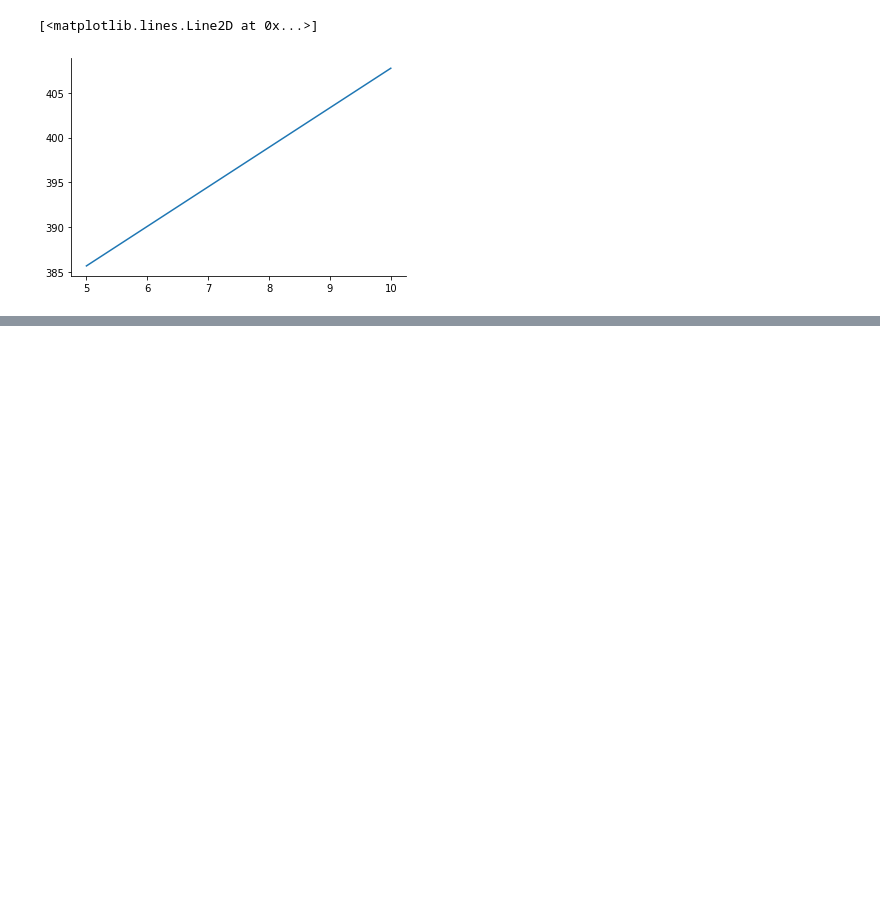
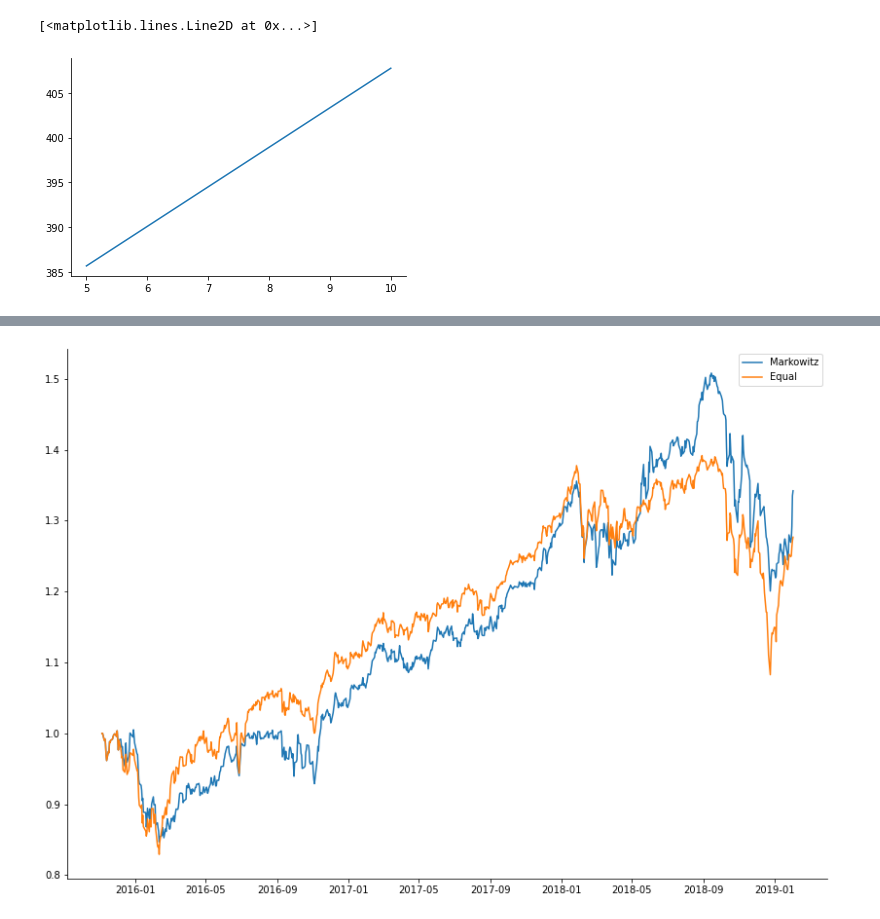
Before and after one commit to joonaskaraila/Portfolio_optimization, a Jupyter notebook: Portfolio_optimization.ipynb, the cells around one changed output, grey strips where cells are left out. Cells and saved outputs as stored; diff of their text form; code cells hidden in the pictures; blank space fills up the shorter version.

Commit message:
Implemented rolling window backtesting

```diff
--- a/Portfolio_optimization.ipynb
+++ b/Portfolio_optimization.ipynb
@@ -154,7 +154,7 @@ def solve_weights(Sigma, mu, leverage=1, shorting=False, rw=0.5):
     weights = np.array(weights)
     return weights.flatten()
 
-def get_highest_sharpe_weights(Sigma, mu, n_lambdas=20,leverage=1, use_H = False, H = 0):
+def get_highest_sharpe_weights(Sigma, mu, n_lambdas=50,leverage=1, use_H = False, H = 0):
     lambdas = []
     lambda_returns = []
     lambda_volatilities = []
@@ -185,7 +185,7 @@ def get_highest_sharpe_weights(Sigma, mu, n_lambdas=20,leverage=1, use_H = False
             highest_sharpe = i_sharpe
 
     print('Best weights found')
-    plt.plot(lambdas,lambda_sharpes)
+    #plt.plot(lambdas,lambda_sharpes)
     return best_weights
 
 Sigma = training_corr
@@ -405,7 +407,10 @@ Clustering coefficients found
 [[385.66493388 407.7543928 ]]
 [<matplotlib.lines.Line2D at 0x...>]
 [figure]
-# %%
-# Create rolling window backtesting
-def get_rolling_window_returns_df(returns_data, get_weights_function, window_size=21):
-    return 1
+# %%
+# Define functions to get returns dataframe for given period for all strategies from return dataframe
+def get_markowitz_weights(returns_df):
+    mu = returns_df.mean(axis=0)
+    Sigma = np.cov(returns_df,rowvar=0)
+    best_weights = get_highest_sharpe_weights(Sigma,mu)
+    return best_weights
@@ -411,0 +489,28 @@ def get_rolling_window_returns_df(returns_data, get_weights_function, window_siz
+# %%
+figure(figsize=(14,10))
+def plot_cumulative_returns(logreturns_df):
+    logreturns_df = logreturns_df.copy(deep=True)
+
+    # Start all returns from 1 so before taking exponential our value must be 0
+    d = pd.Series(data=0, index = pd.Series(logreturns_df.index[0] - datetime.timedelta(days=1)))
+    df = d.to_frame()
+    df.columns = logreturns_df.columns
+    logreturns_df = pd.concat([df, logreturns_df])
+
+    cum_return = np.exp(logreturns_df).cumprod()
+    return cum_return
+
+markowitz_returns.columns = ['Markowitz']
+markowitz_cumulative = plot_cumulative_returns(markowitz_returns)
+plt.plot(markowitz_cumulative.index,markowitz_cumulative.values,label='Markowitz')
+
+equal_weights = returns_df.sum(axis=1)
+equal_weights = equal_weights/899
+equal_weights = equal_weights.to_frame()
+equal_weights.columns = ['Equal']
+equal_cumulative = plot_cumulative_returns(equal_weights)
+plt.plot(equal_cumulative.index,equal_cumulative.values,label='Equal')
+plt.legend()
+plt.show()
+# %% [output]
+[figure, added]
```
Also changed, not shown: parts of 5 cells of this notebook.
